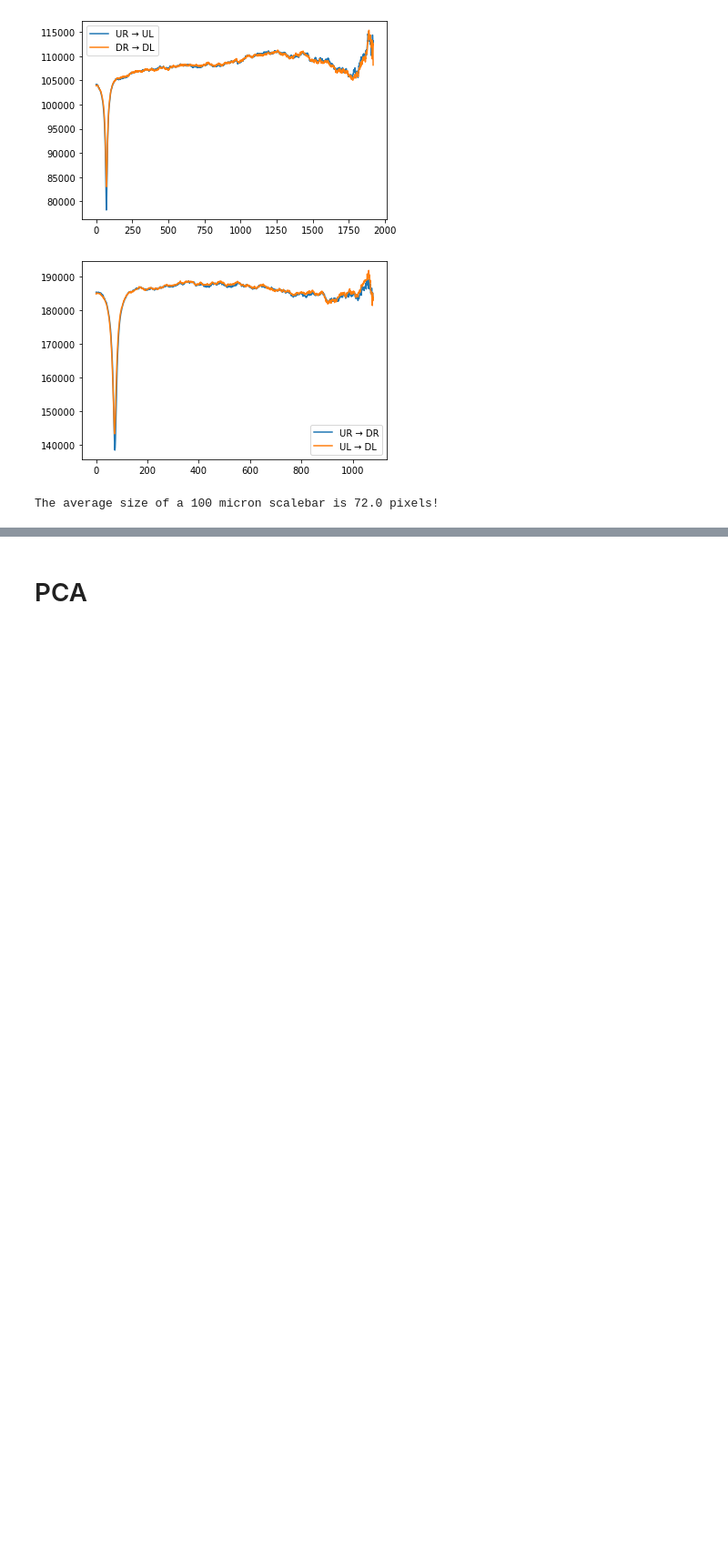
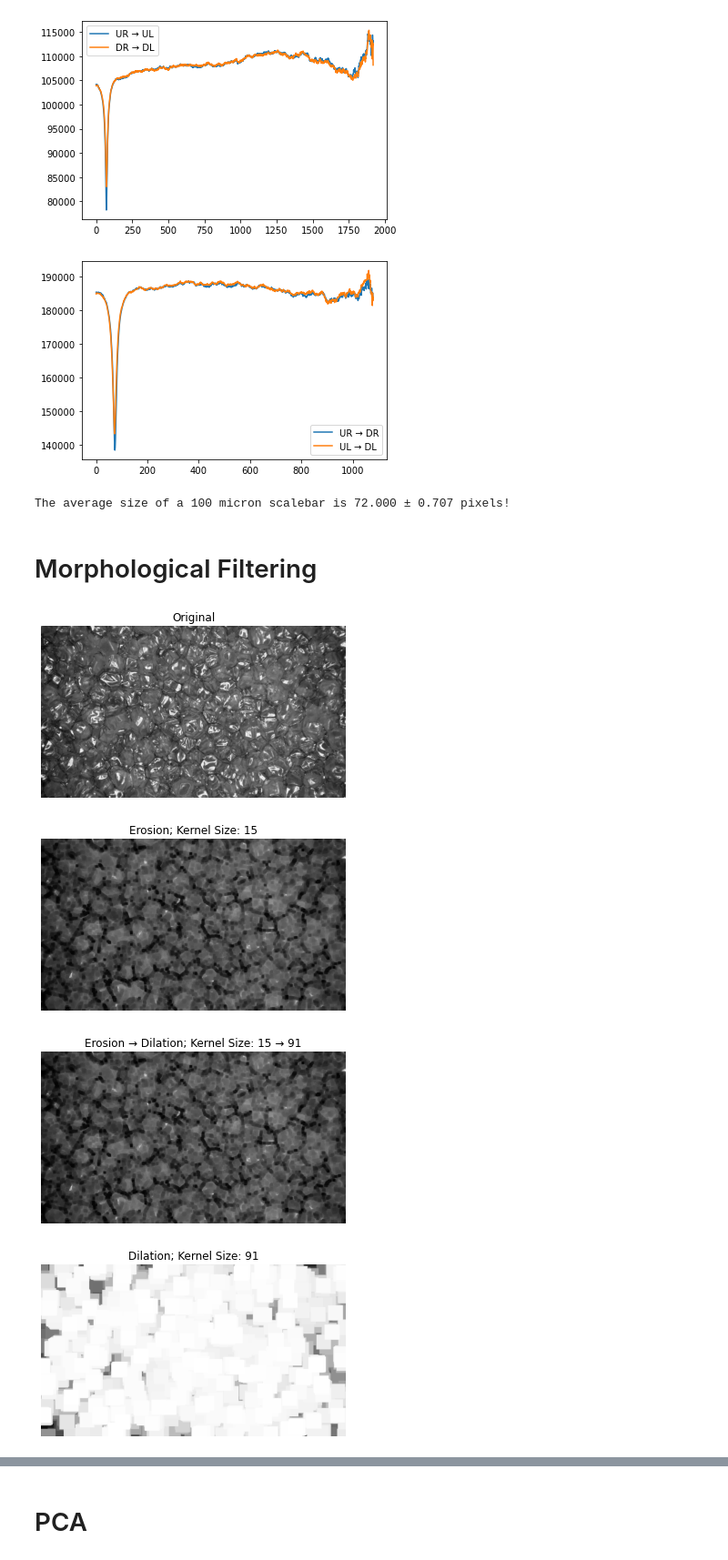
Before and after one commit to Jezen5Volk/Zotefoam-Analysis, a Jupyter notebook: Zotefoam Analysis.ipynb, the cells around one changed output, grey strips where cells are left out. Shown at 91% size. Cells and saved outputs as stored; diff of their text form; code cells hidden in the pictures; blank space fills up the shorter version.

Commit message:
Morphological Filtering + Edge Detection

```diff
--- a/Zotefoam Analysis.ipynb
+++ b/Zotefoam Analysis.ipynb
@@ -141,6 +150,49 @@ plt.show()
 [figure]
 # %%
 pix_scalebar = scalebar(origin_A1, right_A1, down_right_A1, down_A1)
-print(f"The average size of a 100 micron scalebar is {pix_scalebar[0]} pixels!")
+print(f"The average size of a 100 micron scalebar is {pix_scalebar[0]:.3f} ± {pix_scalebar[1]:.3f} pixels!")
 # %% [output]
-The average size of a 100 micron scalebar is 72.0 pixels!
+The average size of a 100 micron scalebar is 72.000 ± 0.707 pixels!
+# %% [markdown]
+# Morphological Filtering
+# %%
+gray_image = np.asarray(gray_image)
+
+erode_size = 15
+kernel_e = np.ones((erode_size, erode_size))
+
+dilate_size = 91
+kernel_d = np.ones((dilate_size, dilate_size))
+
+#grey image
+plt.imshow(gray_image, cmap = 'gray')
+plt.axis('off')  # Hide axes
+plt.title("Original")
+plt.show()
+
+#erosion
+erode = cv.erode(gray_image, kernel_e)
+plt.imshow(erode, cmap = 'gray')
+plt.axis('off')  # Hide axes
+plt.title(f"Erosion; Kernel Size: {erode_size}")
+plt.show()
+
+#erode, then dilate
+erode = cv.erode(gray_image, kernel_e)
+dilate = cv.dilate(erode, kernel_d)
+plt.imshow(erode, cmap = 'gray')
+plt.axis('off')  # Hide axes
+plt.title(f"Erosion → Dilation; Kernel Size: {erode_size} → {dilate_size}")
+plt.show()
+
+#dilation
+dilate = cv.dilate(gray_image, kernel_d)
+plt.imshow(dilate, cmap = 'gray')
+plt.axis('off')  # Hide axes
+plt.title(f"Dilation; Kernel Size: {dilate_size}")
+plt.show()
+# %% [output]
+[figure, added]
+[figure, added]
+[figure, added]
+[figure, added]
```
Also changed, not shown: parts of 6 cells of this notebook.
